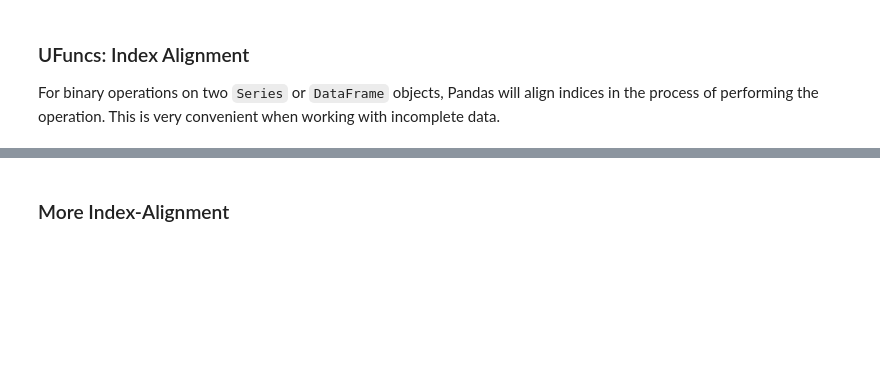
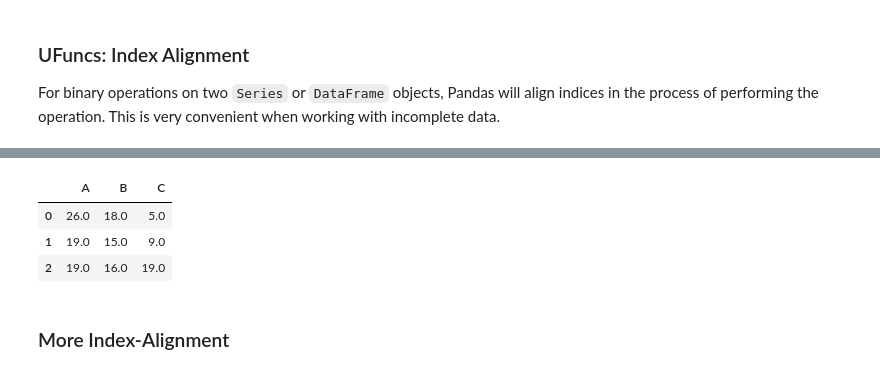
Before and after one commit to scientificprogrammingUOS/lectures, a Jupyter notebook: week06-Framing_Data_with_Pandas/lecture.ipynb, the cells around one changed output, grey strips where cells are left out. Cells and saved outputs as stored; diff of their text form; code cells hidden in the pictures; blank space fills up the shorter version.

```diff
--- a/week06-Framing_Data_with_Pandas/lecture.ipynb
+++ b/week06-Framing_Data_with_Pandas/lecture.ipynb
@@ -710,3 +856,10 @@ A+B
+# %%
+A.add(B, fill_value=0)
+# %% [output]
+|  | A | B | C |
+| 0 | 26.0 | 18.0 | 5.0 |
+| 1 | 19.0 | 15.0 | 9.0 |
+| 2 | 19.0 | 16.0 | 19.0 |
 # %% [markdown]
 ### More Index-Alignment
 # %%
```
Also changed, not shown: parts of 82 cells of this notebook, 1 other file.
